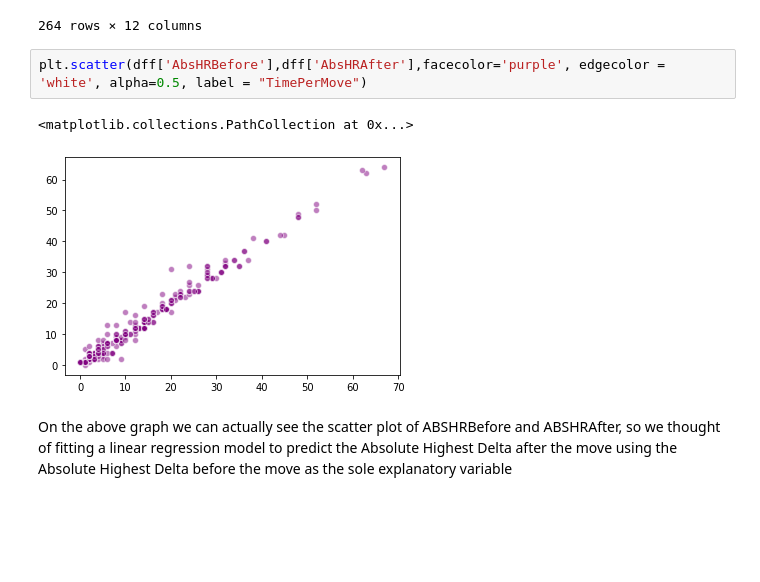
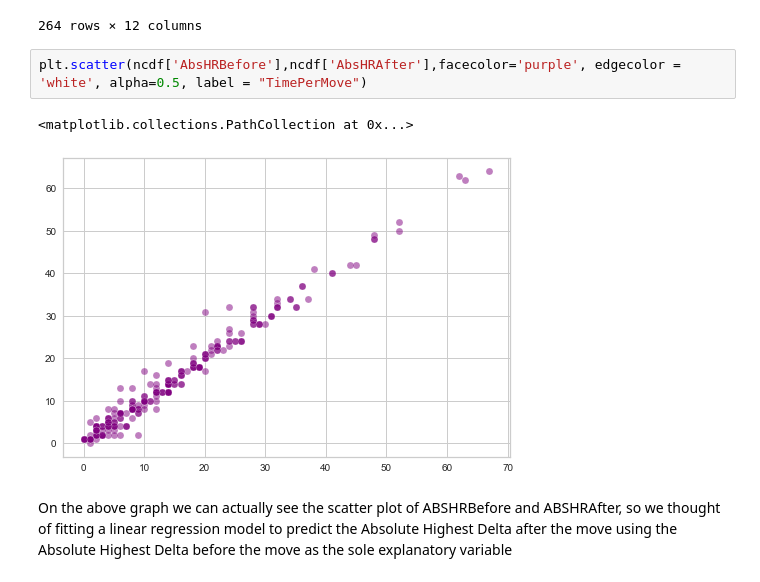
Before and after one commit to tommdim/statistics-101, a Jupyter notebook: project/src/main.ipynb, the cells around one changed output. Saved outputs shown, nothing was run; the diff lists cells and outputs as text; blank space fills up the shorter version.

```diff
--- a/project/src/main.ipynb
+++ b/project/src/main.ipynb
@@ -1340,10 +1341,10 @@ dff
 | 1798 | 4 | 5 | Qd1 | ['e2d1'] | 464 | 1.01 | Game0813-1 | 3rr1k1/1p1q2pp/p4p2/n7/2P5/3P4/PP... | -11.24 | ... |
 264 rows × 12 columns
 # %%
-plt.scatter(dff['AbsHRBefore'],dff['AbsHRAfter'],facecolor='purple', edgecolor = 'white', alpha=0.5, label = "TimePerMove")
+plt.scatter(ncdf['AbsHRBefore'],ncdf['AbsHRAfter'],facecolor='purple', edgecolor = 'white', alpha=0.5, label = "TimePerMove")
 # %% [output]
 <matplotlib.collections.PathCollection at 0x...>
-[figure, old version]
+[figure, new version]
 # %% [markdown]
 On the above graph we can actually see the scatter plot of ABSHRBefore and ABSHRAfter, so we thought of fitting a linear regression model to predict the Absolute Highest Delta after the move using the Absolute Highest Delta before the move as the sole explanatory variable
 # %%
```
Also changed, not shown: parts of 10 cells of this notebook.
